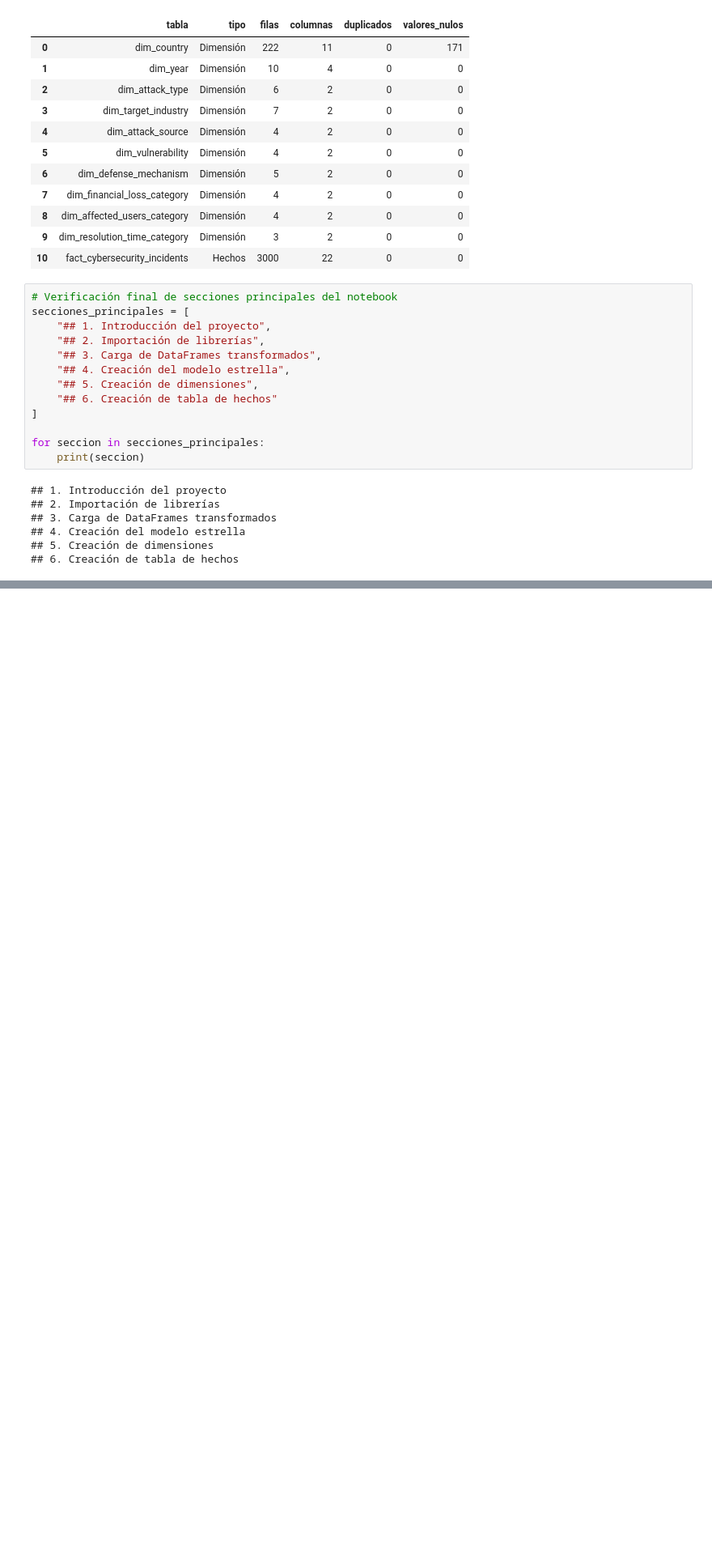
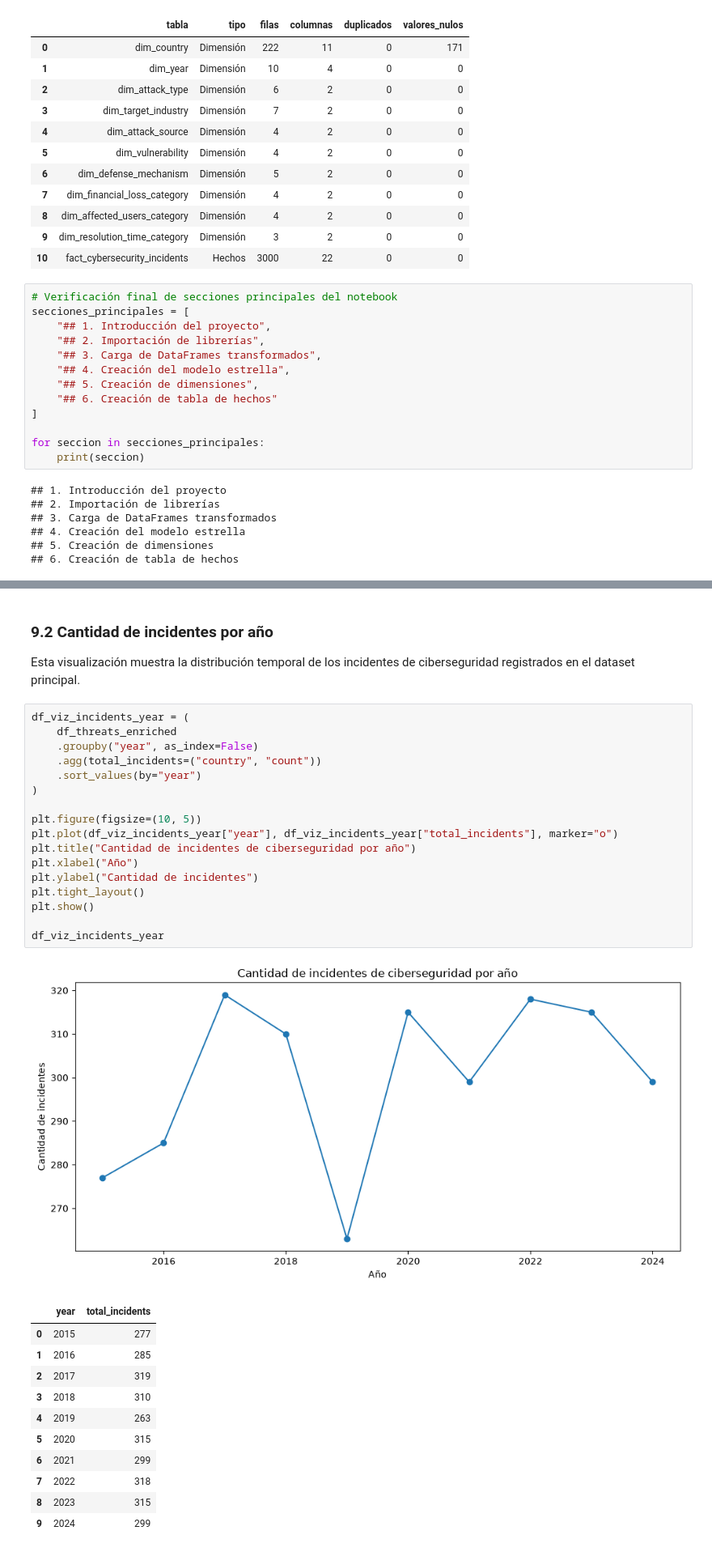
Before and after one commit to PJSA0127/Practica_G9, a Jupyter notebook: ProyectoG9.ipynb, the cells around one changed output, grey strips where cells are left out. Shown at 81% size. Drawn from its saved outputs; the diff is of its cells as text; blank space fills up the shorter version.

```diff
--- a/ProyectoG9.ipynb
+++ b/ProyectoG9.ipynb
@@ -1097,0 +1469,34 @@ for seccion in secciones_principales:
+# %% [markdown]
+### 9.2 Cantidad de incidentes por año
+
+Esta visualización muestra la distribución temporal de los incidentes de ciberseguridad registrados en el dataset principal.
+# %%
+df_viz_incidents_year = (
+    df_threats_enriched
+    .groupby("year", as_index=False)
+    .agg(total_incidents=("country", "count"))
+    .sort_values(by="year")
+)
+
+plt.figure(figsize=(10, 5))
+plt.plot(df_viz_incidents_year["year"], df_viz_incidents_year["total_incidents"], marker="o")
+plt.title("Cantidad de incidentes de ciberseguridad por año")
+plt.xlabel("Año")
+plt.ylabel("Cantidad de incidentes")
+plt.tight_layout()
+plt.show()
+
+df_viz_incidents_year
+# %% [output]
+[figure, added]
+|  | year | total_incidents |
+| 0 | 2015 | 277 |
+| 1 | 2016 | 285 |
+| 2 | 2017 | 319 |
+| 3 | 2018 | 310 |
+| 4 | 2019 | 263 |
+| 5 | 2020 | 315 |
+| 6 | 2021 | 299 |
+| 7 | 2022 | 318 |
+| 8 | 2023 | 315 |
+| 9 | 2024 | 299 |
```
Also changed, not shown: parts of 24 cells of this notebook, 11 other files.
